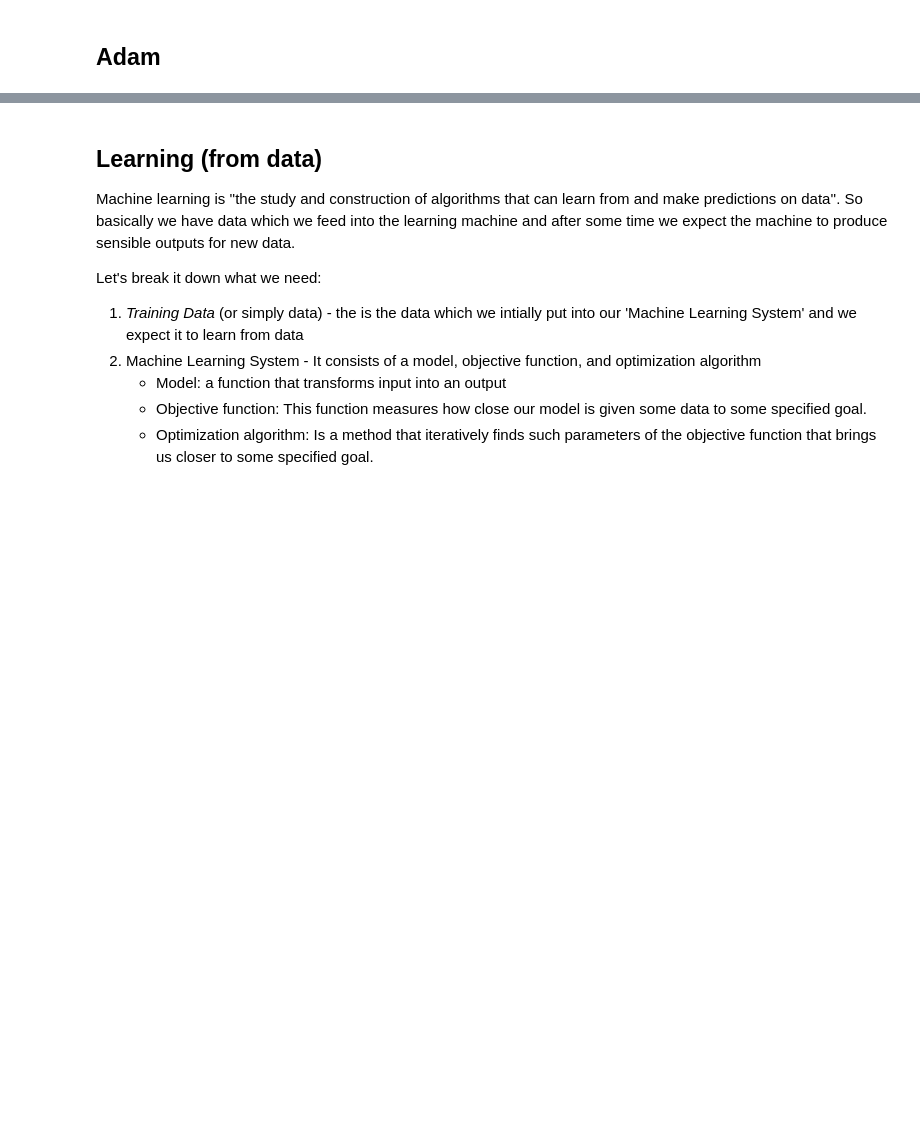
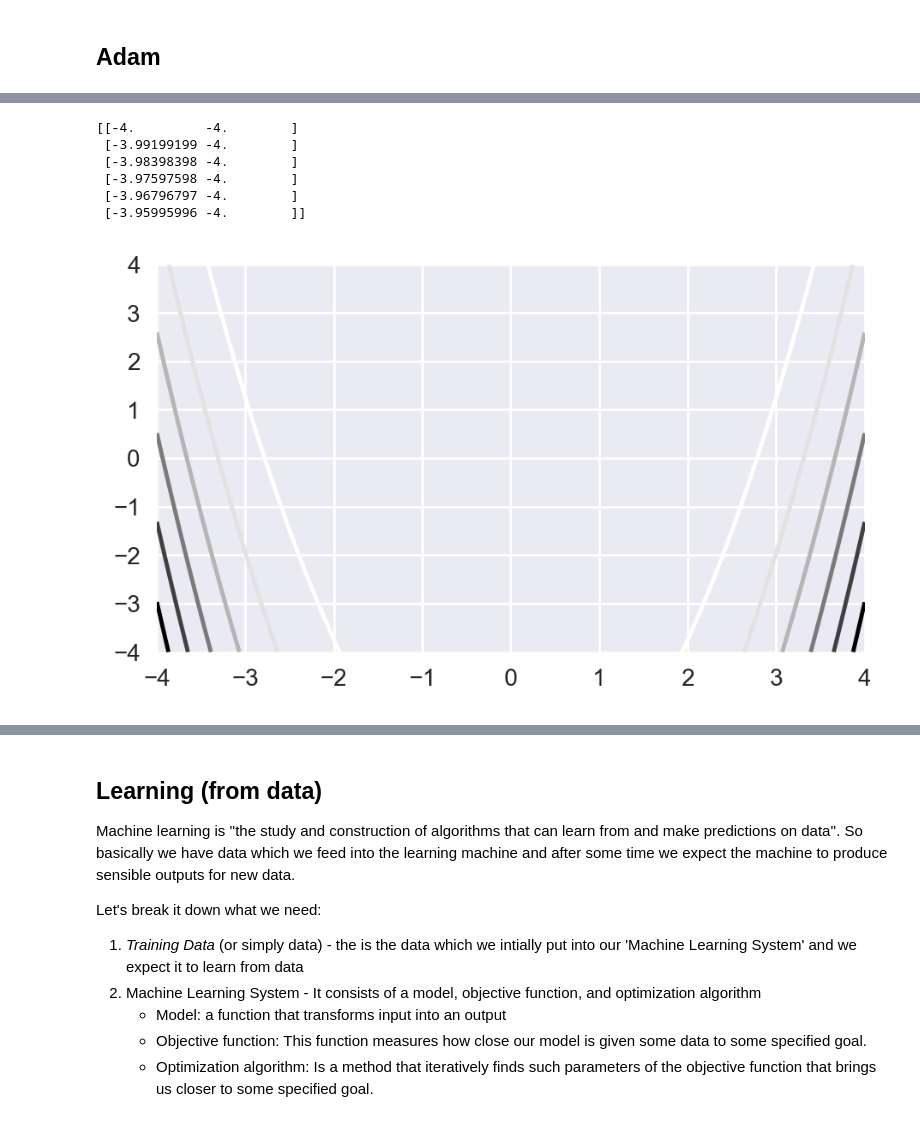
Before and after one commit to burkovae/notebook-collection, a Jupyter notebook: Gradients.ipynb, the cells around one changed output, grey strips where cells are left out. Cells and saved outputs as stored; diff of their text form; code cells hidden in the pictures; blank space fills up the shorter version.

```diff
--- a/Gradients.ipynb
+++ b/Gradients.ipynb
@@ -500,3 +506,39 @@ anim = FuncAnimation(fig, ga, frames = gd, init_func=ga.reset,
 HTML(anim.to_html5_video())
 # %% [output]
 [interactive output not drawn]
+# %%
+### now for something 2-3 dimensional
+def test_function_single(row):
+    res = 0.
+    for d in xrange(len(row) - 1):
+        res += 100*(row[d+1] - row[d]**2)**2 + (row[d] - 1)**2
+    return res
+
+def test_function(inputMatrix):
+    # rosenbock
+    z = aNP.zeros(len(inputMatrix))
+    for i in xrange(len(inputMatrix)):
+        z[i] = test_function_single(inputMatrix[i])
+    return z
+    #return 100. * (y - x**2)**2 + (x - 1)**2
+
+x = np.linspace(-4, 4, num=1000)
+y = np.linspace(-4, 4, num=1000)
+mesh = np.meshgrid(x, y)
+X_grid = np.c_[np.ravel(mesh[0]), np.ravel(mesh[1])]
+print (X_grid[:6])
+z = test_function(X_grid)
+#print z.reshape(mesh[0].shape)[:6]
+# z = z.reshape(xx.shape)
+
+plt.contour(mesh[0], mesh[1], z.reshape(mesh[0].shape))
+plt.show()
+# z = test_function(x,y)
+# %% [output]
+[[-4.         -4.        ]
+ [-3.99199199 -4.        ]
+ [-3.98398398 -4.        ]
+ [-3.97597598 -4.        ]
+ [-3.96796797 -4.        ]
+ [-3.95995996 -4.        ]]
+[figure, added]
```
Also changed, not shown: parts of 5 cells of this notebook.
